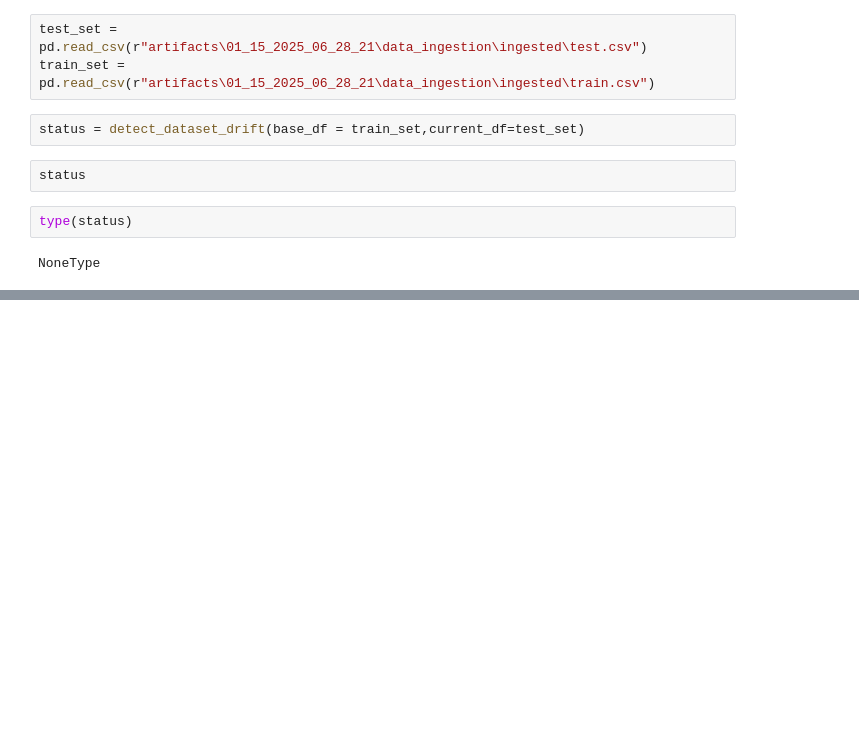
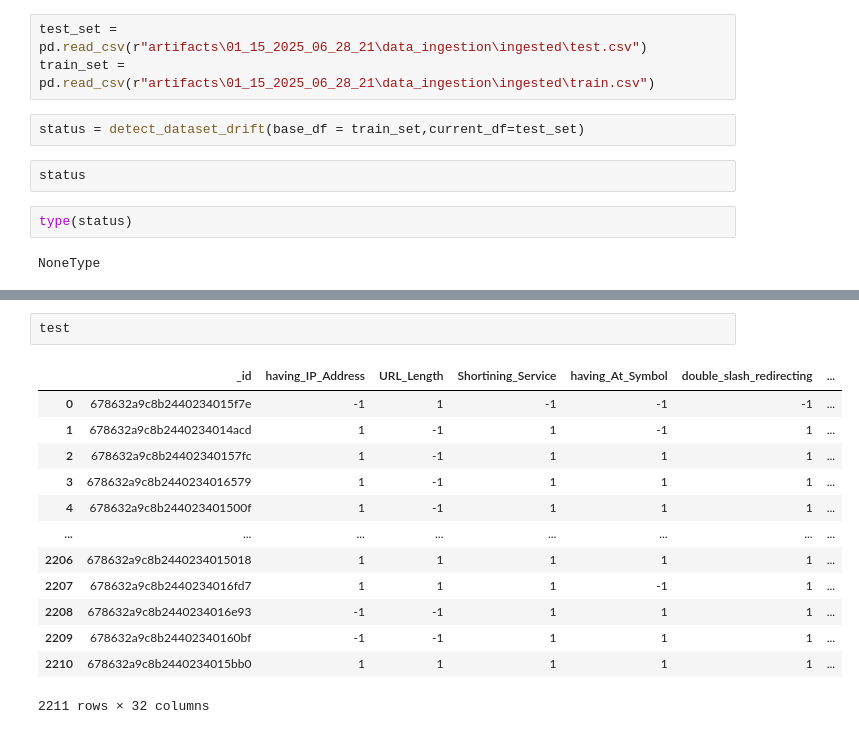
Before and after one commit to Abhay123-hub/network_security, a Jupyter notebook: test.ipynb, the cells around one changed output, grey strips where cells are left out. Drawn from its saved outputs; the diff is of its cells as text; blank space fills up the shorter version.

```diff
--- a/test.ipynb
+++ b/test.ipynb
@@ -155,0 +180,16 @@ NoneType
+# %%
+test
+# %% [output]
+|  | _id | having_IP_Address | URL_Length | Shortining_Service | having_At_Symbol | double_slash_redirecting | ... |
+| 0 | 678632a9c8b2440234015f7e | -1 | 1 | -1 | -1 | -1 | ... |
+| 1 | 678632a9c8b2440234014acd | 1 | -1 | 1 | -1 | 1 | ... |
+| 2 | 678632a9c8b24402340157fc | 1 | -1 | 1 | 1 | 1 | ... |
+| 3 | 678632a9c8b2440234016579 | 1 | -1 | 1 | 1 | 1 | ... |
+| 4 | 678632a9c8b244023401500f | 1 | -1 | 1 | 1 | 1 | ... |
+| ... | ... | ... | ... | ... | ... | ... | ... |
+| 2206 | 678632a9c8b2440234015018 | 1 | 1 | 1 | 1 | 1 | ... |
+| 2207 | 678632a9c8b2440234016fd7 | 1 | 1 | 1 | -1 | 1 | ... |
+| 2208 | 678632a9c8b2440234016e93 | -1 | -1 | 1 | 1 | 1 | ... |
+| 2209 | 678632a9c8b24402340160bf | -1 | -1 | 1 | 1 | 1 | ... |
+| 2210 | 678632a9c8b2440234015bb0 | 1 | 1 | 1 | 1 | 1 | ... |
+2211 rows × 32 columns
```
Also changed, not shown: parts of 7 cells of this notebook, 34 other files.
